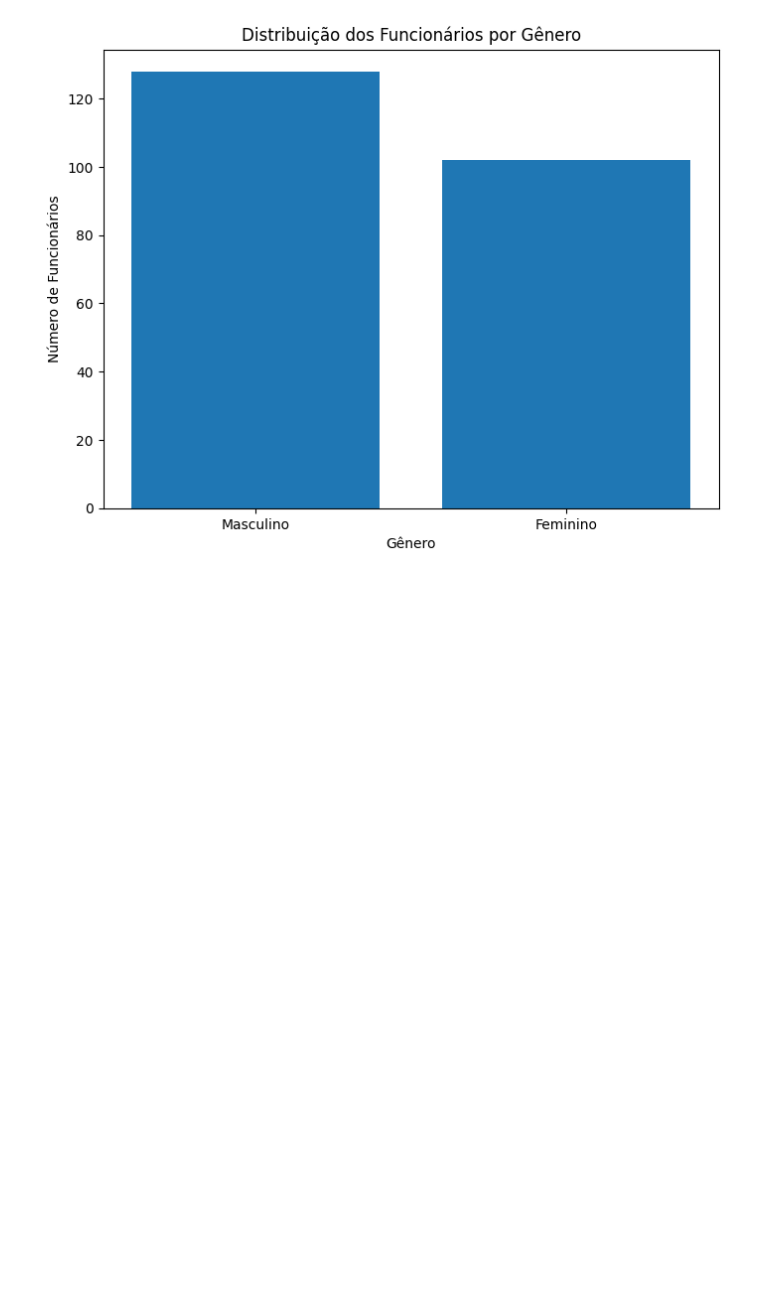
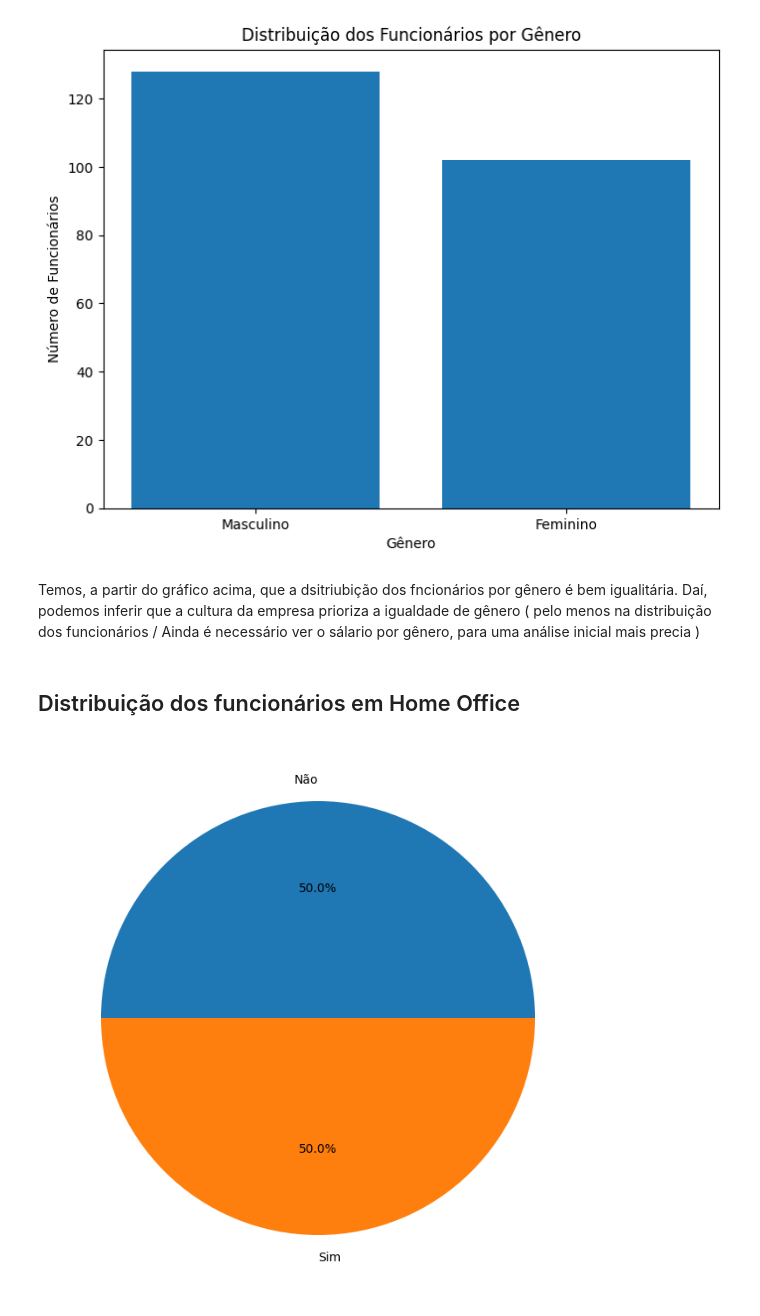
Before and after one commit to pedrocovisi/dados_e_decisoes, a Jupyter notebook: dados_e_decisoes.ipynb, the cells around one changed output. Cells and saved outputs as stored; diff of their text form; code cells hidden in the pictures; blank space fills up the shorter version.

```diff
--- a/dados_e_decisoes.ipynb
+++ b/dados_e_decisoes.ipynb
@@ -31,18 +32,18 @@ df.head()
 
 • Baixa produtividade: funcionários com produtividade abaixo ou igual à mediana.
 # %%
-median_prod = df['Produtividade'].median() ## Define median_prod como mediana da coluna "Produtividade do df"
-print(median_prod) ## Printa a mediana
+median_prod = df['Produtividade'].median()
+print(median_prod)
 
-def classificar_produtividade(Produtividade): ## Define função para classificar produtividade
-    if Produtividade > median_prod: ## Se produtividade maior que a mediana ela é alta
+def classificar_produtividade(Produtividade):
+    if Produtividade > median_prod:
         return "Alta"
-    elif Produtividade <= median_prod: ## Se produtividade menor ou igual a mediana é baixa
+    elif Produtividade < median_prod:
         return "Baixa"
 
-df['Produtividade_bin'] = df['Produtividade'].apply(classificar_produtividade) ## Cria nova coluna que aplica o que foi definido na função classificar_produtividade sobre a coluna 'Produtividade'
+df['Produtividade_bin'] = df['Produtividade'].apply(classificar_produtividade)
 
-df.head() ## Printa as 5 primeiras linhas do df
+df.head()
 # %% [output]
 87.04
 |  | ID | Idade | Gênero | Departamento | Salário | Horas_Trabalhadas | Produtividade | Satisfação | ... |
@@ -95,3 +98,17 @@ plt.ylabel("Número de Funcionários") ## Descrição do eixo Y
 plt.show()
 # %% [output]
 [figure]
+# %% [markdown]
+Temos, a partir do gráfico acima, que a dsitriubição dos fncionários por gênero é bem igualitária. Daí, podemos inferir que a cultura da empresa prioriza a igualdade de gênero ( pelo menos na distribuição dos funcionários / Ainda é necessário ver o sálario por gênero, para uma análise inicial mais precia )
+# %% [markdown]
+## Distribuição dos funcionários em Home Office
+# %%
+plt.figure(figsize=(8,16))
+plt.pie(
+  df['Home_Office'].value_counts(),
+  labels=df['Home_Office'].value_counts().index,
+  autopct='%1.1f%%'
+)
+plt.show()
+# %% [output]
+[figure, added]
```
Also changed, not shown: parts of 14 cells of this notebook.
